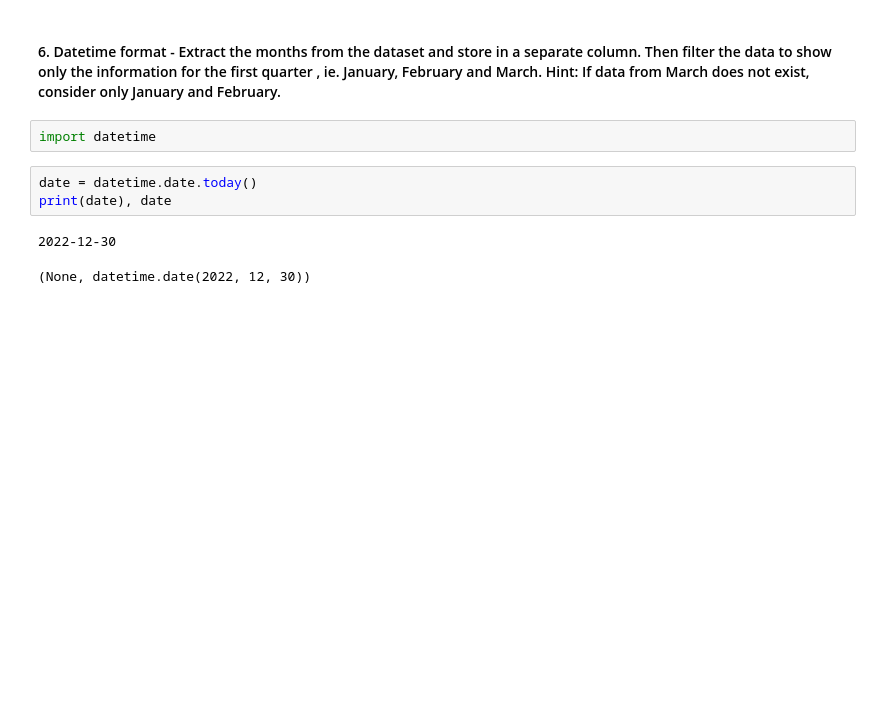
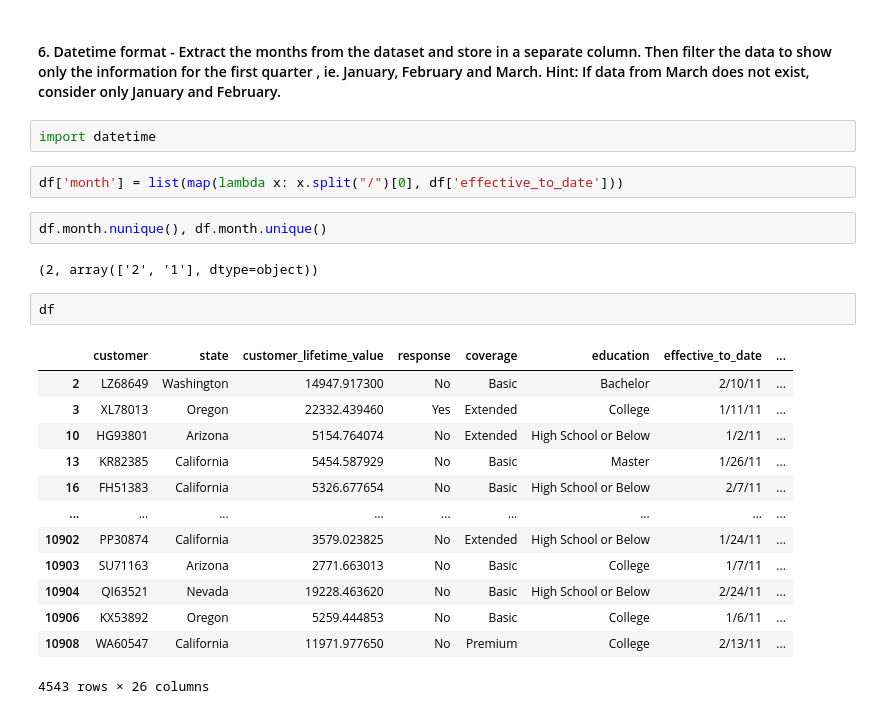
Before and after one commit to Jesus-Almansa/lab-customer-analysis-round-2, a Jupyter notebook: customer_analysis_round2.ipynb, the cells around one changed output. Saved outputs shown, nothing was run; the diff lists cells and outputs as text; blank space fills up the shorter version.

```diff
--- a/customer_analysis_round2.ipynb
+++ b/customer_analysis_round2.ipynb
@@ -160,9 +164,25 @@ dtype: int64
 #### 6. Datetime format - Extract the months from the dataset and store in a separate column. Then filter the data to show only the information for the first quarter , ie. January, February and March. Hint: If data from March does not exist, consider only January and February.
 # %%
 import datetime
-# %%
-date = datetime.date.today()
-print(date), date
-# %% [output]
-2022-12-30
-(None, datetime.date(2022, 12, 30))
+# %%
+df['month'] = list(map(lambda x: x.split("/")[0], df['effective_to_date']))
+# %%
+df.month.nunique(), df.month.unique()
+# %% [output]
+(2, array(['2', '1'], dtype=object))
+# %%
+df
+# %% [output]
+|  | customer | state | customer_lifetime_value | response | coverage | education | effective_to_date | ... |
+| 2 | LZ68649 | Washington | 14947.917300 | No | Basic | Bachelor | 2/10/11 | ... |
+| 3 | XL78013 | Oregon | 22332.439460 | Yes | Extended | College | 1/11/11 | ... |
+| 10 | HG93801 | Arizona | 5154.764074 | No | Extended | High School or Below | 1/2/11 | ... |
+| 13 | KR82385 | California | 5454.587929 | No | Basic | Master | 1/26/11 | ... |
+| 16 | FH51383 | California | 5326.677654 | No | Basic | High School or Below | 2/7/11 | ... |
+| ... | ... | ... | ... | ... | ... | ... | ... | ... |
+| 10902 | PP30874 | California | 3579.023825 | No | Extended | High School or Below | 1/24/11 | ... |
+| 10903 | SU71163 | Arizona | 2771.663013 | No | Basic | College | 1/7/11 | ... |
+| 10904 | QI63521 | Nevada | 19228.463620 | No | Basic | High School or Below | 2/24/11 | ... |
+| 10906 | KX53892 | Oregon | 5259.444853 | No | Basic | College | 1/6/11 | ... |
+| 10908 | WA60547 | California | 11971.977650 | No | Premium | College | 2/13/11 | ... |
+4543 rows × 26 columns
```
Also changed, not shown: parts of 1 cell of this notebook.
